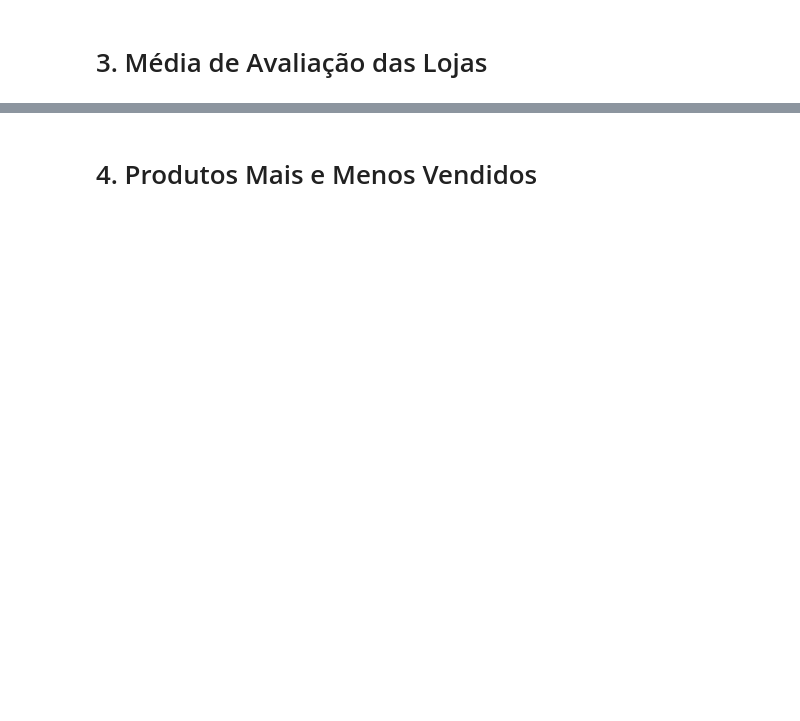
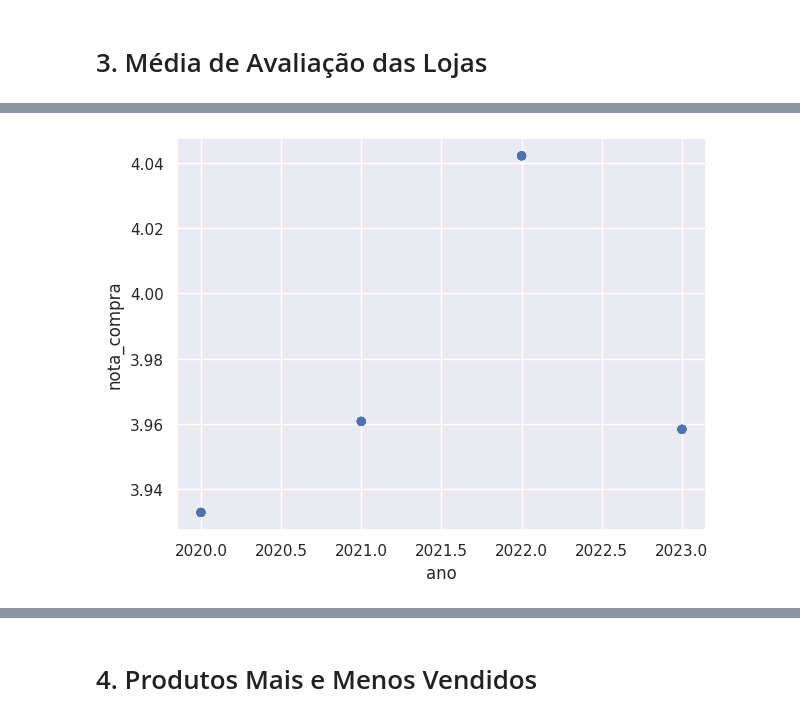
Before and after one commit to ton-oliveira/challenge1-data-science, a Jupyter notebook: AluraStoreBr.ipynb, the cells around one changed output, grey strips where cells are left out. Saved outputs shown, nothing was run; the diff lists cells and outputs as text; code cells hidden in the pictures; blank space fills up the shorter version.

```diff
--- a/AluraStoreBr.ipynb
+++ b/AluraStoreBr.ipynb
@@ -124,0 +106,11 @@ loja1.head()
+# %%
+media_nota_loja1 = loja1.groupby(['ano'], as_index=False)['nota_compra'].mean()
+media_nota_loja2 = loja2.groupby(['ano'], as_index=False)['nota_compra'].mean()
+media_nota_loja3 = loja3.groupby(['ano'], as_index=False)['nota_compra'].mean()
+media_nota_loja4 = loja4.groupby(['ano'], as_index=False)['nota_compra'].mean()
+# %%
+nota_loja1 =so.Plot(media_nota_loja1, x="ano", y="nota_compra").add(
+    so.Dot(), so.Perc(5))
+nota_loja1.show()
+# %% [output]
+[figure, added]
```
Also changed, not shown: parts of 12 cells of this notebook.
